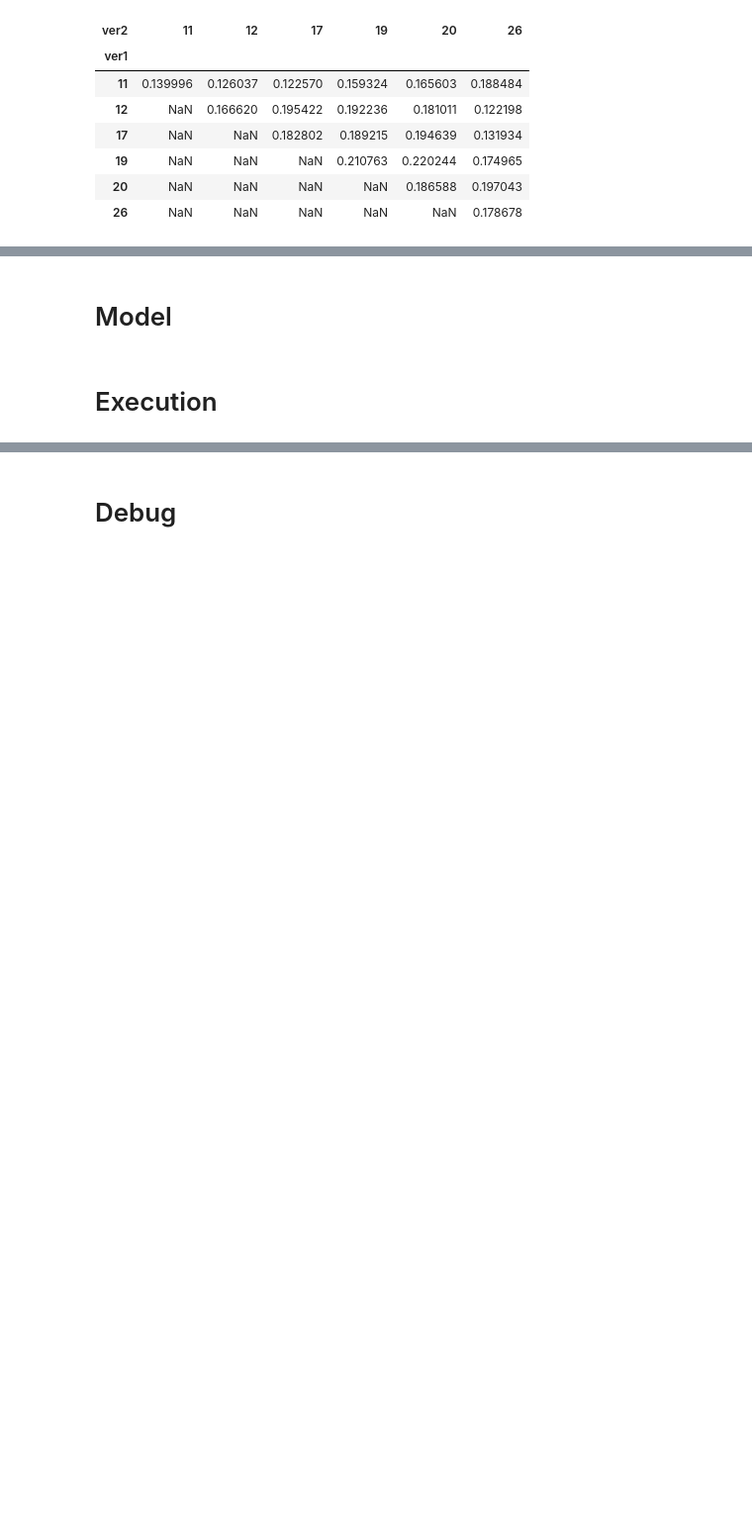
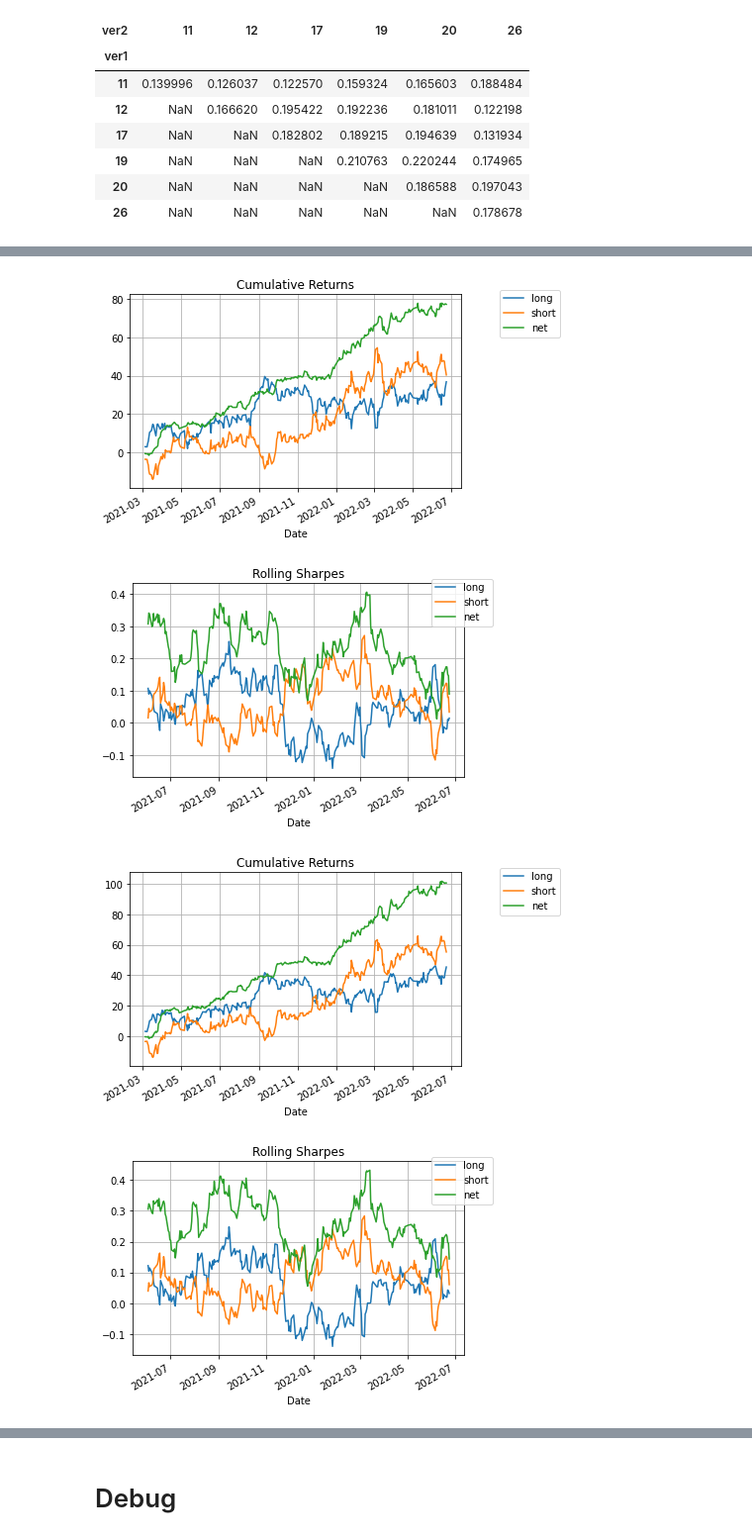
Before and after one commit to calebyung/JPX-Tokyo-Stock-Exchange-Prediction, a Jupyter notebook: jpx-model-averaging.ipynb, the cells around one changed output, grey strips where cells are left out. Shown at 99% size. Saved outputs shown, nothing was run; the diff lists cells and outputs as text; code cells hidden in the pictures; blank space fills up the shorter version.

Commit message:
Kaggle Notebook | JPX_Model_Averaging | Version 2

```diff
--- a/jpx-model-averaging.ipynb
+++ b/jpx-model-averaging.ipynb
@@ -175,12 +147,15 @@ df_pred_val['Rank_vol_penalty'] = df_pred_val.groupby(['ver','Date']).pred_model
 # %%
 def cal_avg_sharpe(df_pred_val, col, ver1, ver2):
-    # df_pred_val, col, ver1, ver2 = df_pred_val, 'Rank_raw', 11, 26
+    df = get_avg_df_pred(df_pred_val, col, ver1, ver2)
+    sharpe = calc_spread_return_sharpe(df)
+    return sharpe
+
+def get_avg_df_pred(df_pred_val, col, ver1, ver2):
     df1 = df_pred_val.loc[lambda x: x.ver==ver1].assign(Rank=lambda x: x[col]).loc[:, ['RowId','Date','SecuritiesCode','Rank','Target']].reset_index(drop=True)
     df2 = df_pred_val.loc[lambda x: x.ver==ver2].assign(Rank=lambda x: x[col]).loc[:, ['RowId','Date','SecuritiesCode','Rank','Target']].reset_index(drop=True)
     df = pd.concat([df1, df2]).groupby(['RowId','Date','SecuritiesCode'])[['Rank','Target']].mean().reset_index()
     df['Rank'] = df.groupby('Date').Rank.rank(method='first', ascending=True).astype(int) - 1
-    sharpe = calc_spread_return_sharpe(df)
-    return sharpe
+    return df
 # %%
 ver_list = df_pred_val.ver.unique().tolist()
 tup_list = list(itertools.product(ver_list, ver_list))
@@ -738,2 +272,0 @@ def update_data(test_start_date):
-# %% [markdown]
-# Model
@@ -793,2 +272,0 @@ def get_stock_clust(ret, date, n_day, stock_list):
-# %% [markdown]
-# Execution
@@ -970,0 +273,7 @@ if EXPORT:
+# %%
+res = result.sort_values(['col','sharpe'], ascending=[1,0]).groupby('col').head(1)
+for col, ver1, ver2, _ in list(res.to_records(index=False)):
+    print(col, ver1, ver2)
+    df_pred = get_avg_df_pred(df_pred_val, col, ver1, ver2)
+    analyze_signal(df_pred)
+# %% [output]
@@ -970,0 +297,4 @@ if EXPORT:
+[figure, added]
+[figure, added]
+[figure, added]
+[figure, added]
```
Also changed, not shown: parts of 15 cells of this notebook.
